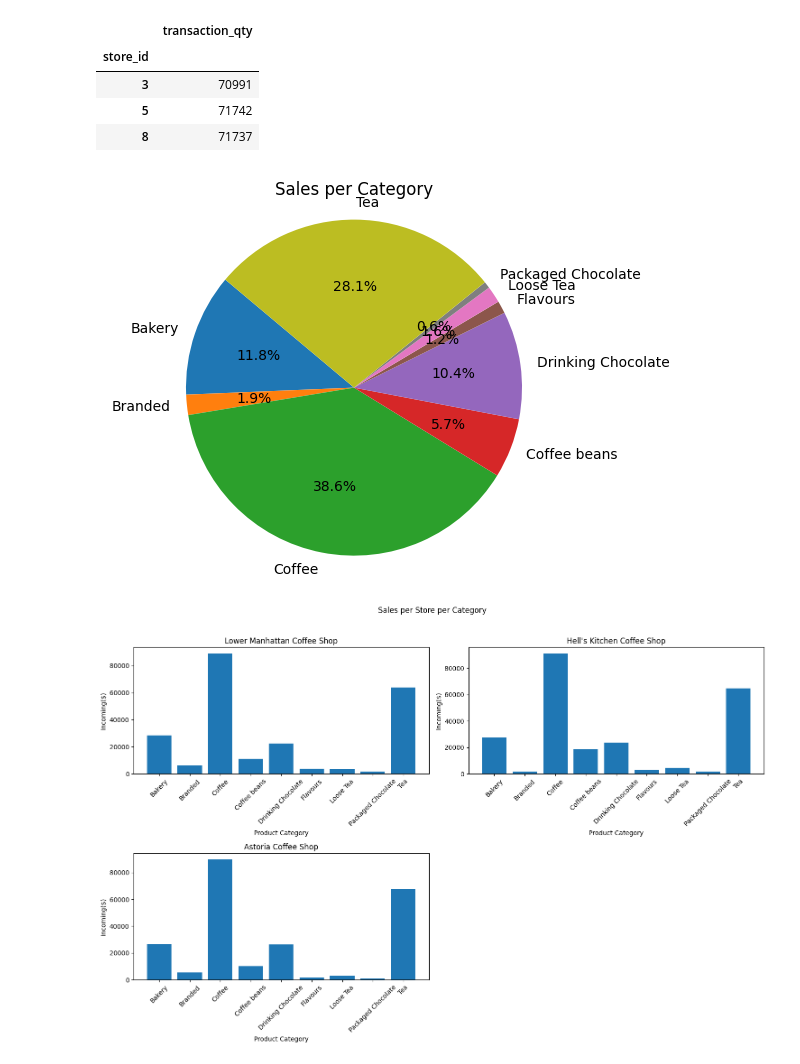
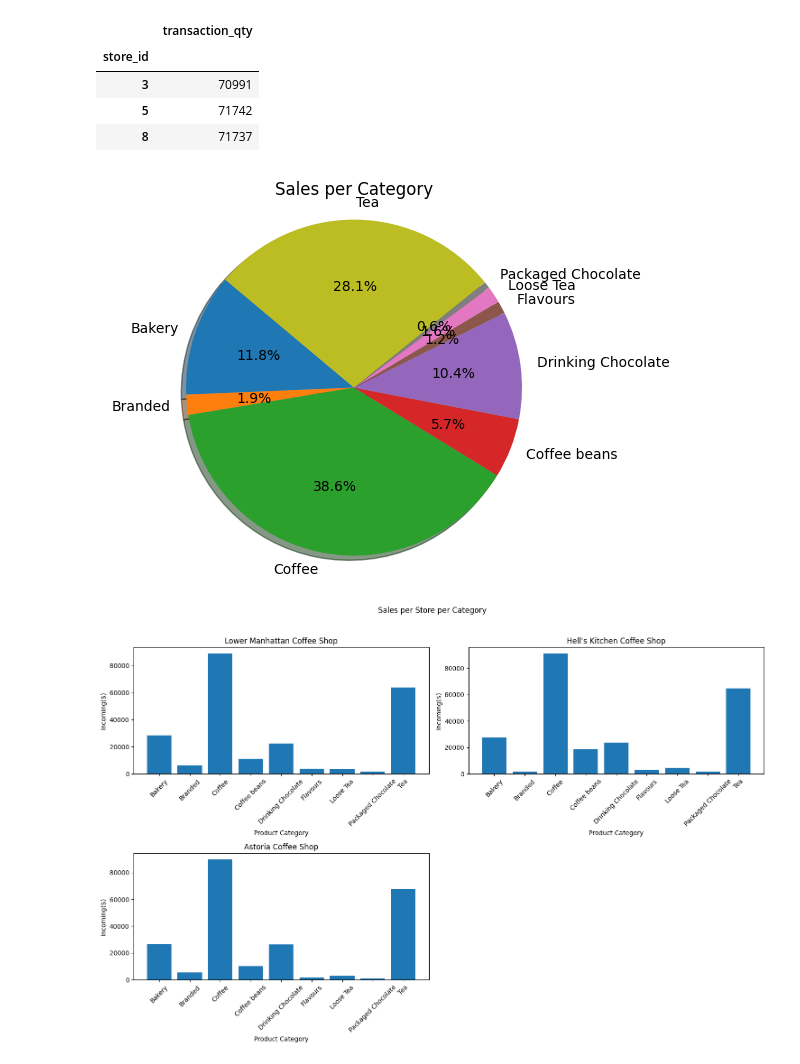
Before and after one commit to mthspm/DataAnalysePandas, a Jupyter notebook: src/CoffeShopSales/main.ipynb, the cells around one changed output. Cells and saved outputs as stored; diff of their text form; code cells hidden in the pictures.

```diff
--- a/src/CoffeShopSales/main.ipynb
+++ b/src/CoffeShopSales/main.ipynb
@@ -137,14 +137,13 @@ stores_sells
 # %%
 # Pie Chart - Sales per category of product
 
 stores_sells_product_category = df[['product_category', 'total_price']].groupby('product_category').sum()
-stores_sells_product_category.plot(kind='pie', y='total_price', autopct='%1.1f%%', startangle=140, legend=False)
+stores_sells_product_category.plot(kind='pie', y='total_price', autopct='%1.1f%%', startangle=140, legend=False,
+                                   ylabel='', title='Sales per Category', shadow=True)
 plt.axis('equal')
-plt.ylabel('')
-plt.title('Sales per Category')
 plt.show()
 # %% [output]
-[figure, old version]
+[figure, new version]
 # %%
 stores_products_sells_type = df[['store_location','product_category', 'total_price']].groupby(['store_location', 'product_category']).sum()
 
```
Also changed, not shown: parts of 4 cells of this notebook.
